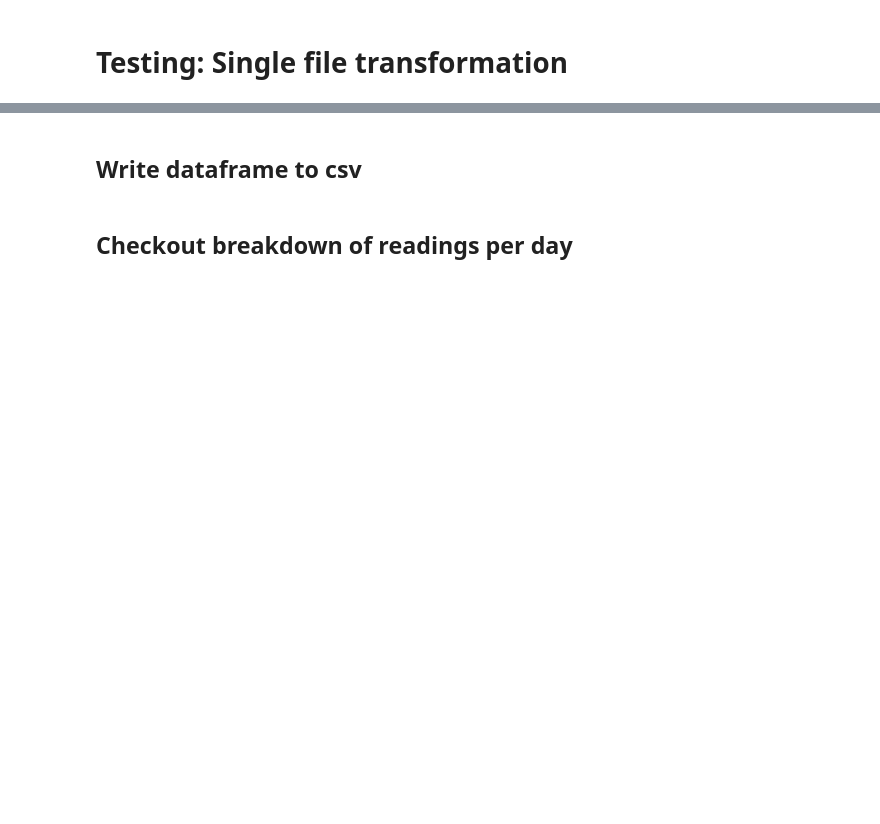
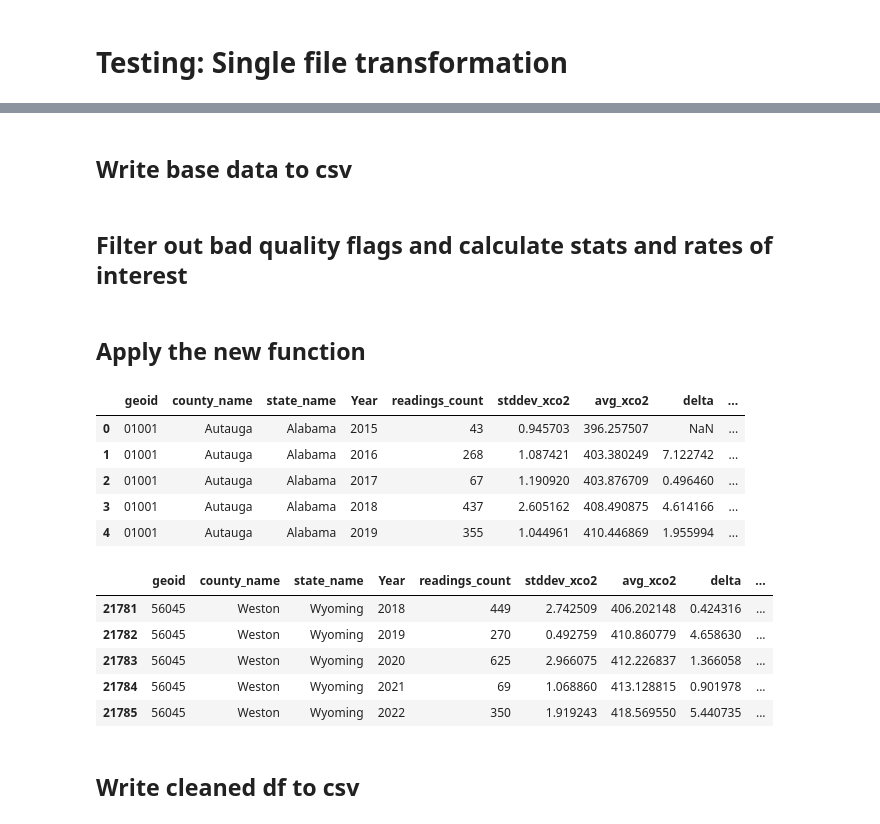
Before and after one commit to DanDryer/Team-Project---Practicum-6748, a Jupyter notebook: nasa_data/NASA_data_gather.ipynb, the cells around one changed output, grey strips where cells are left out. Cells and saved outputs as stored; diff of their text form; code cells hidden in the pictures; blank space fills up the shorter version.

```diff
--- a/nasa_data/NASA_data_gather.ipynb
+++ b/nasa_data/NASA_data_gather.ipynb
@@ -250,0 +312,2 @@ C:\Users\ddrye\OneDrive\Documents\OMSA_Program\OMSA 2023\Summer2023\Practicum\of
+# %% [markdown]
+## Write base data to csv
@@ -251,3 +318,58 @@ C:\Users\ddrye\OneDrive\Documents\OMSA_Program\OMSA 2023\Summer2023\Practicum\of
+# %% [markdown]
+## Filter out bad quality flags and calculate stats and rates of interest
+# %%
+def variables(df,filter_quality=True):
+
+    if filter_quality==True:
+        df=df[df['xco2_quality_flag']==0]
+
+    df = df.loc[(df['Year'] < 2023) & (df['Year'] > 2014) ]
+
+    #add rate variables
+    counts=df.groupby(['geoid','county_name','state_name','Year'], as_index=False)["xco2"].size().rename(columns={'size':'readings_count'})
+    mean=df.groupby(['geoid','Year'], as_index=False)["xco2"].mean().rename(columns={'xco2':'avg_xco2'})
+    std_deviation=df.groupby(['geoid','Year'], as_index=False)["xco2"].std().rename(columns={'xco2':'stddev_xco2'})
+
+
+    #intermediate=pd.merge(df, counts[['geoid','Year','geoid_annual_readings_count']], on=['geoid','Year'])
+    #intermediate=pd.merge(intermediate, mean[['geoid','Year','geoid_annual_avg_Xco2']], on=['geoid','Year'])
+    #intermediate=pd.merge(intermediate, std_deviation[['geoid','Year','geoid_annual_stddev_Xco2']], on=['geoid','Year'])
+
+    intermediate_df=pd.merge(counts, mean[['geoid','Year','avg_xco2']], on=['geoid','Year'])
+    pct_change = (intermediate_df.groupby('geoid')['avg_xco2']
+                                  .apply(pd.Series.pct_change) + 1).rename('pct_change').reset_index()
+
+    intermediate_df=pd.merge(intermediate_df, pct_change['pct_change'], left_index=True, right_index=True)
+    intermediate_df=pd.merge(intermediate_df, std_deviation[['geoid','Year','stddev_xco2']], on=['geoid','Year'])
+
+    intermediate_df["delta"] = intermediate_df.groupby(['geoid'])['avg_xco2'].diff()
+    intermediate_df["total_delta"] = intermediate_df.groupby(['geoid'])['delta'].cumsum()
+
+
+    final_df=intermediate_df[["geoid","county_name","state_name","Year","readings_count","stddev_xco2","avg_xco2","delta","total_delta","pct_change"]]
+
+    return final_df
+# %% [markdown]
+## Apply the new function
+# %%
+df_copy=df_xco2
+df_xco2_v1=variables(df_copy,filter_quality=True)
+
+display(df_xco2_v1.head())
+display(df_xco2_v1.tail())
+# %% [output]
+|  | geoid | county_name | state_name | Year | readings_count | stddev_xco2 | avg_xco2 | delta | ... |
+| 0 | 01001 | Autauga | Alabama | 2015 | 43 | 0.945703 | 396.257507 | NaN | ... |
+| 1 | 01001 | Autauga | Alabama | 2016 | 268 | 1.087421 | 403.380249 | 7.122742 | ... |
+| 2 | 01001 | Autauga | Alabama | 2017 | 67 | 1.190920 | 403.876709 | 0.496460 | ... |
+| 3 | 01001 | Autauga | Alabama | 2018 | 437 | 2.605162 | 408.490875 | 4.614166 | ... |
+| 4 | 01001 | Autauga | Alabama | 2019 | 355 | 1.044961 | 410.446869 | 1.955994 | ... |
+|  | geoid | county_name | state_name | Year | readings_count | stddev_xco2 | avg_xco2 | delta | ... |
+| 21781 | 56045 | Weston | Wyoming | 2018 | 449 | 2.742509 | 406.202148 | 0.424316 | ... |
+| 21782 | 56045 | Weston | Wyoming | 2019 | 270 | 0.492759 | 410.860779 | 4.658630 | ... |
+| 21783 | 56045 | Weston | Wyoming | 2020 | 625 | 2.966075 | 412.226837 | 1.366058 | ... |
+| 21784 | 56045 | Weston | Wyoming | 2021 | 69 | 1.068860 | 413.128815 | 0.901978 | ... |
+| 21785 | 56045 | Weston | Wyoming | 2022 | 350 | 1.919243 | 418.569550 | 5.440735 | ... |
 # %% [markdown]
-## Write dataframe to csv
+## Write cleaned df to csv
 # %%
@@ -256,2 +376,0 @@ df_all.to_csv(local_path+'data_raw_csv')
-# %% [markdown]
-## Checkout breakdown of readings per day
```
Also changed, not shown: parts of 17 cells of this notebook, 1 other file.
